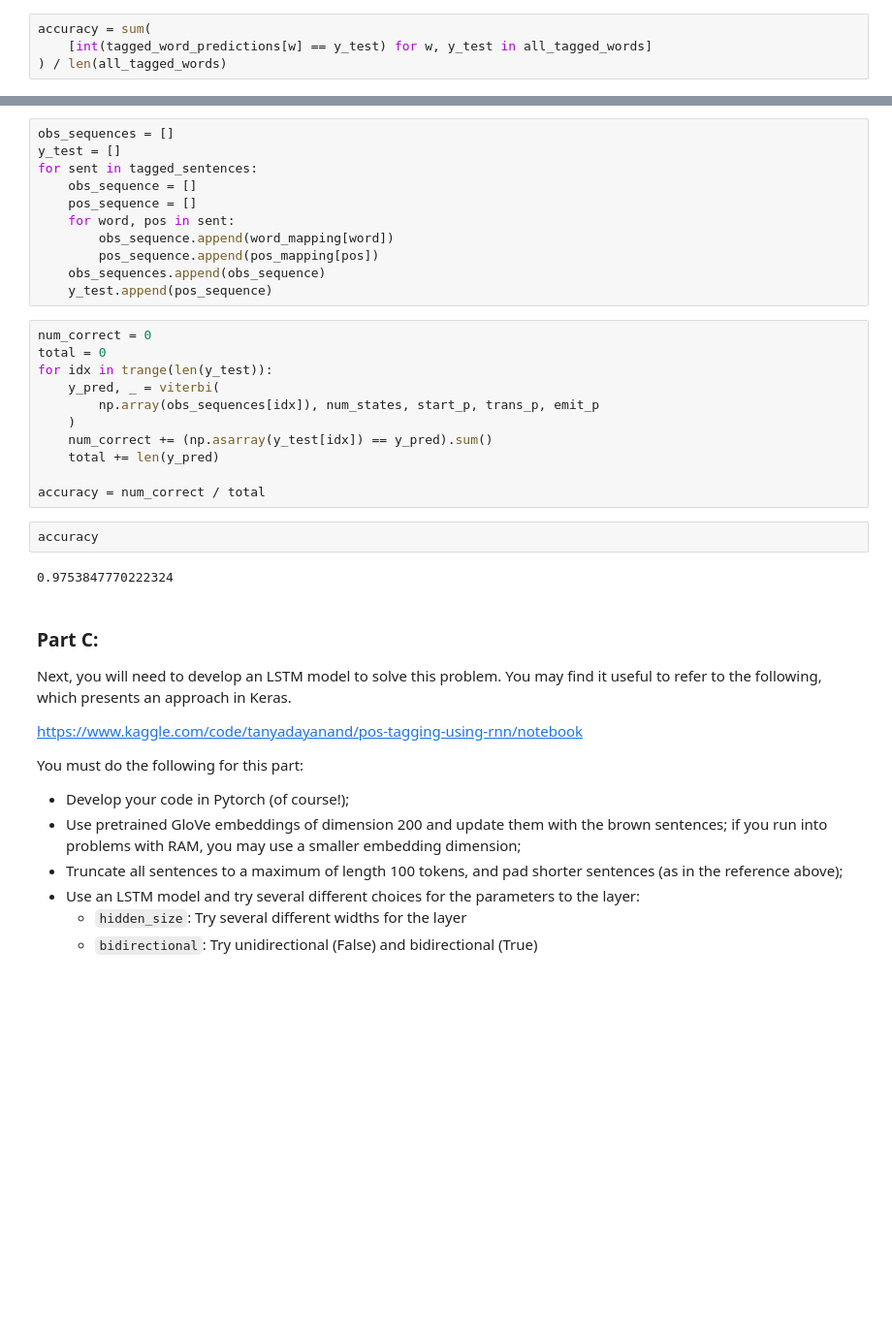
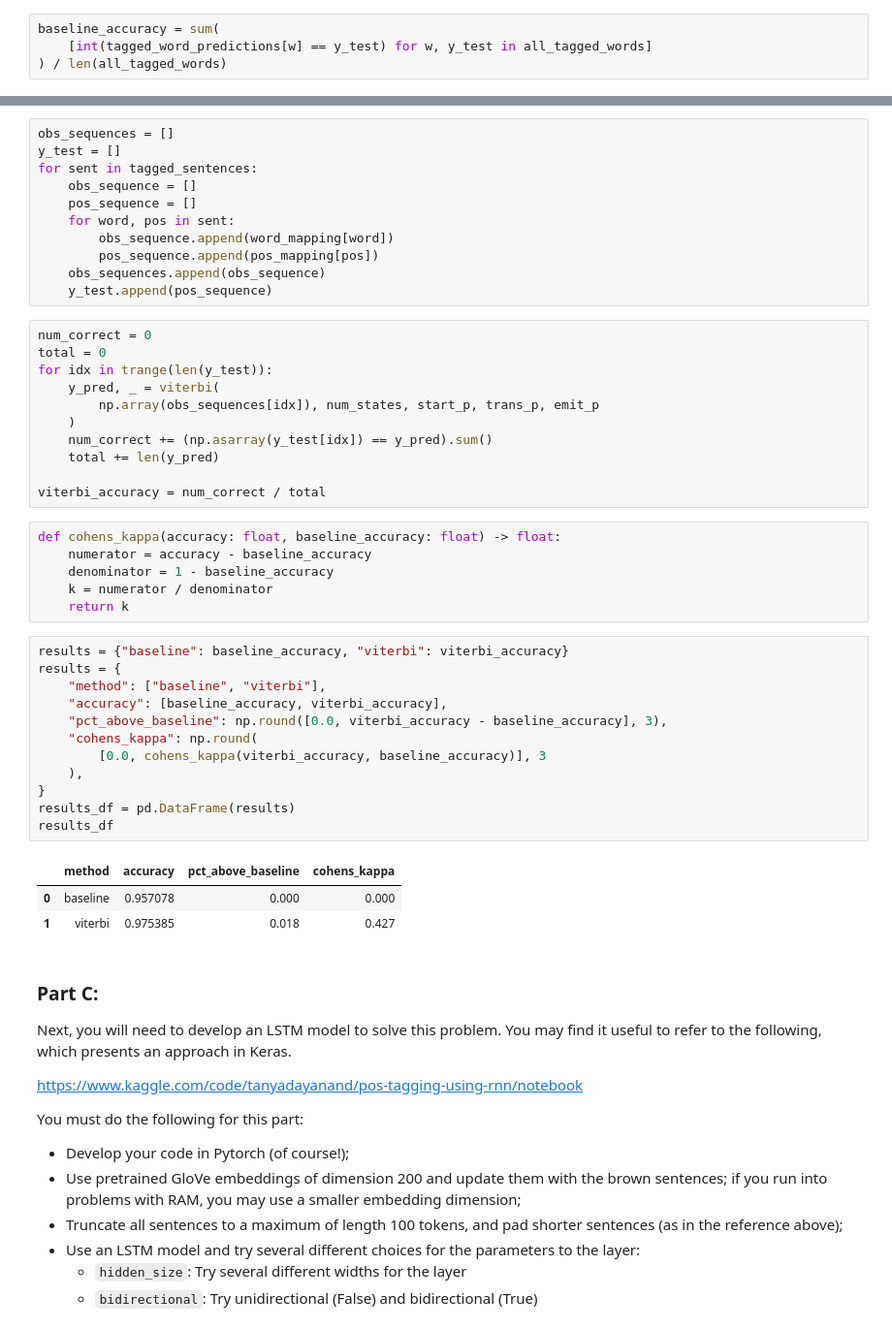
Before and after one commit to lavaman131/CS505-HW, a Jupyter notebook: HW05/HW05.ipynb, the cells around one changed output, grey strips where cells are left out. Shown at 97% size. Drawn from its saved outputs; the diff is of its cells as text; blank space fills up the shorter version.

```diff
--- a/HW05/HW05.ipynb
+++ b/HW05/HW05.ipynb
@@ -1309,6 +1309,6 @@ for w in tqdm(tagged_word_frequencies.keys()):
         tagged_word_frequencies[w], key=lambda pos: tagged_word_frequencies[w][pos]
     )
 # %%
-accuracy = sum(
+baseline_accuracy = sum(
     [int(tagged_word_predictions[w] == y_test) for w, y_test in all_tagged_words]
 ) / len(all_tagged_words)
@@ -1419,11 +1419,29 @@ for idx in trange(len(y_test)):
     num_correct += (np.asarray(y_test[idx]) == y_pred).sum()
     total += len(y_pred)
 
-accuracy = num_correct / total
+viterbi_accuracy = num_correct / total
-# %%
-accuracy
-# %% [output]
-0.9753847770222324
+# %%
+def cohens_kappa(accuracy: float, baseline_accuracy: float) -> float:
+    numerator = accuracy - baseline_accuracy
+    denominator = 1 - baseline_accuracy
+    k = numerator / denominator
+    return k
+# %%
+results = {"baseline": baseline_accuracy, "viterbi": viterbi_accuracy}
+results = {
+    "method": ["baseline", "viterbi"],
+    "accuracy": [baseline_accuracy, viterbi_accuracy],
+    "pct_above_baseline": np.round([0.0, viterbi_accuracy - baseline_accuracy], 3),
+    "cohens_kappa": np.round(
+        [0.0, cohens_kappa(viterbi_accuracy, baseline_accuracy)], 3
+    ),
+}
+results_df = pd.DataFrame(results)
+results_df
+# %% [output]
+|  | method | accuracy | pct_above_baseline | cohens_kappa |
+| 0 | baseline | 0.957078 | 0.000 | 0.000 |
+| 1 | viterbi | 0.975385 | 0.018 | 0.427 |
 # %% [markdown]
 ### Part C:
 
```
Also changed, not shown: parts of 25 cells of this notebook.
